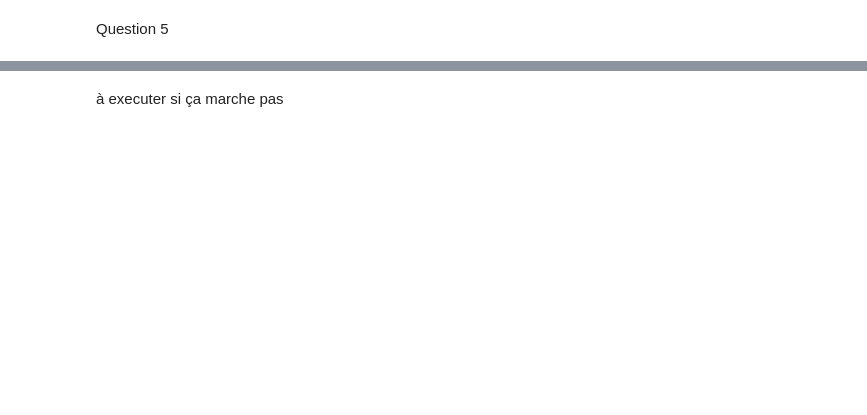
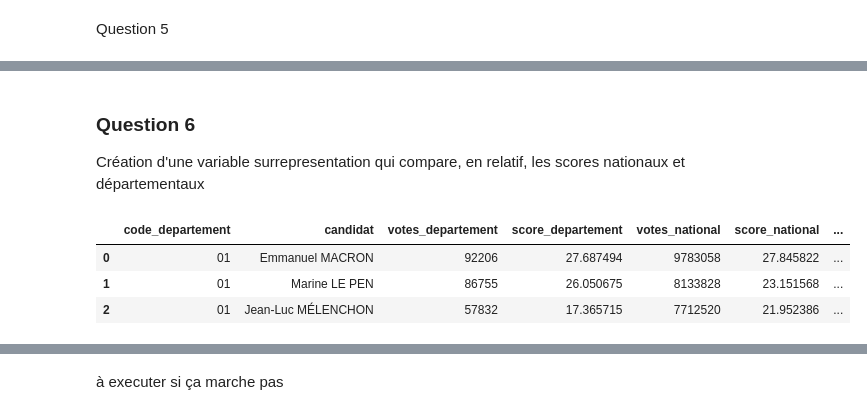
Before and after one commit to louisepech/dm_pds, a Jupyter notebook: dm.ipynb, the cells around one changed output, grey strips where cells are left out. Drawn from its saved outputs; the diff is of its cells as text; code cells hidden in the pictures; blank space fills up the shorter version.

```diff
--- a/dm.ipynb
+++ b/dm.ipynb
@@ -211,0 +224,14 @@ KeyError: 'candidat'
+# %% [markdown]
+### Question 6
+Création d'une variable surrepresentation qui compare, en relatif, les scores nationaux et départementaux
+# %%
+importlib.reload(fonctions)
+
+score_departements = fonctions.calculer_surrepresentation(df)
+
+score_departements.head(3)
+# %% [output]
+|  | code_departement | candidat | votes_departement | score_departement | votes_national | score_national | ... |
+| 0 | 01 | Emmanuel MACRON | 92206 | 27.687494 | 9783058 | 27.845822 | ... |
+| 1 | 01 | Marine LE PEN | 86755 | 26.050675 | 8133828 | 23.151568 | ... |
+| 2 | 01 | Jean-Luc MÉLENCHON | 57832 | 17.365715 | 7712520 | 21.952386 | ... |
```
Also changed, not shown: parts of 9 cells of this notebook, 1 other file.
